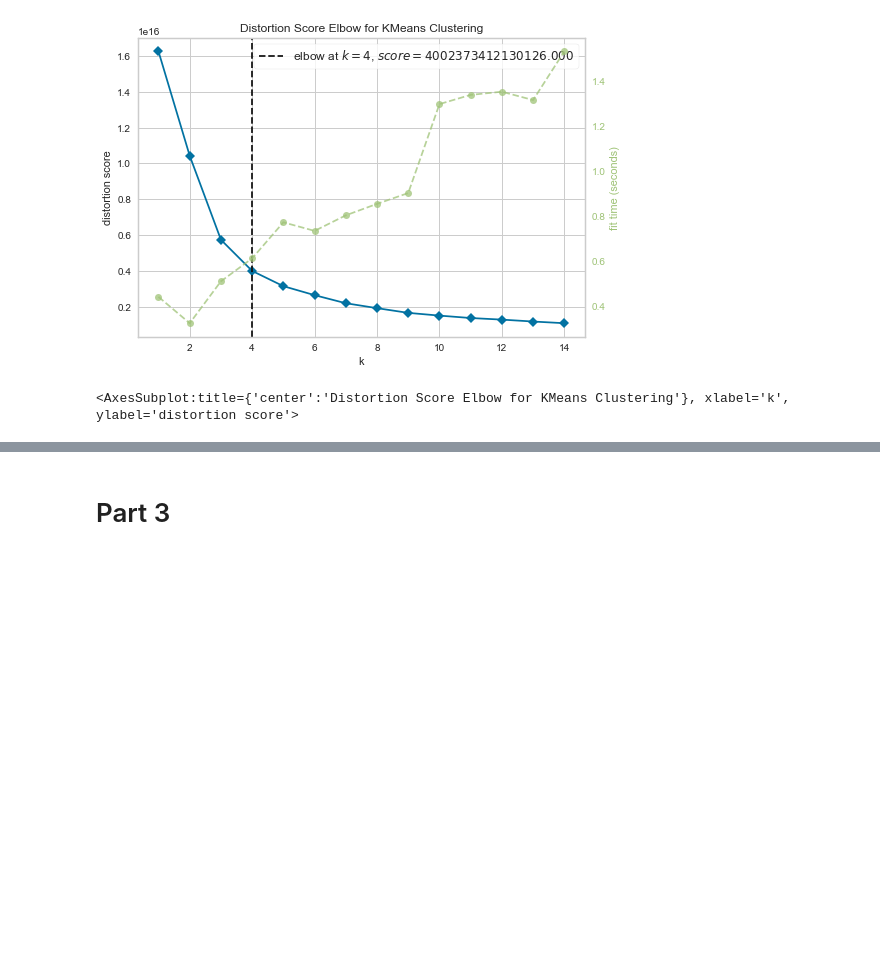
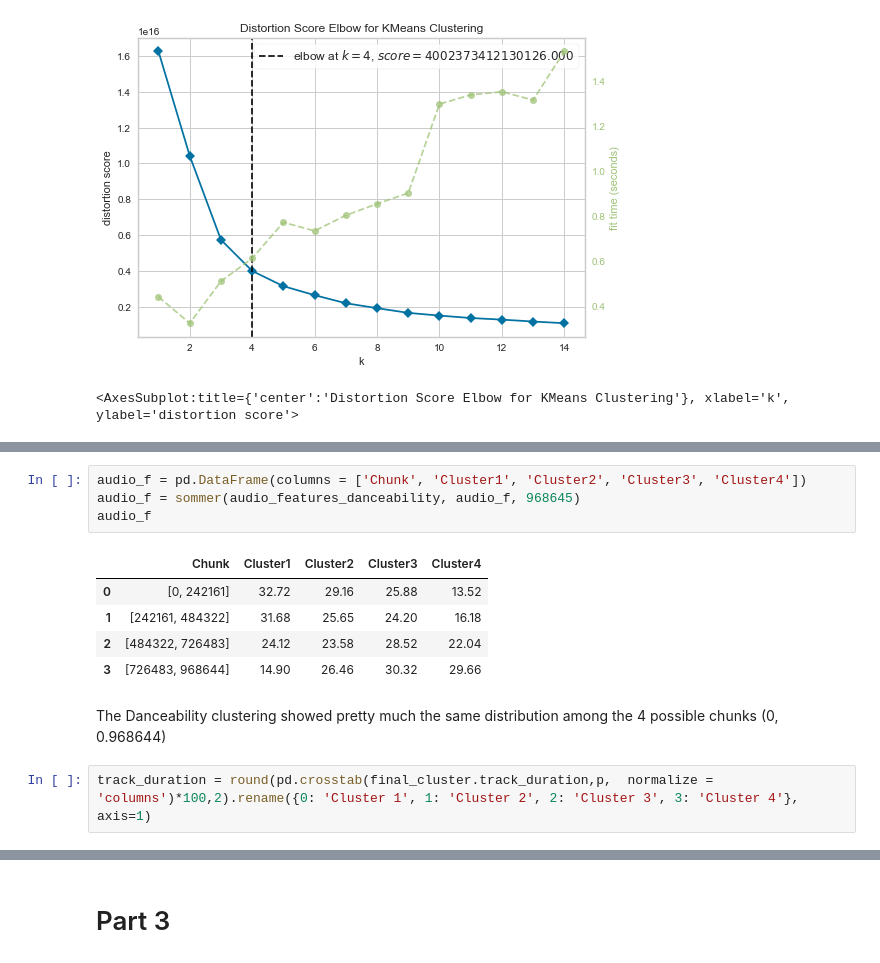
Before and after one commit to SimonePip/ADM-HW4, a Jupyter notebook: main.ipynb, the cells around one changed output, grey strips where cells are left out. Drawn from its saved outputs; the diff is of its cells as text; blank space fills up the shorter version.

```diff
--- a/main.ipynb
+++ b/main.ipynb
@@ -1019,0 +1033,14 @@ As we can see, the optimal number of clusters here is 4, the exact value of k re
+# %%
+audio_f = pd.DataFrame(columns = ['Chunk', 'Cluster1', 'Cluster2', 'Cluster3', 'Cluster4'])
+audio_f = sommer(audio_features_danceability, audio_f, 968645)
+audio_f
+# %% [output]
+|  | Chunk | Cluster1 | Cluster2 | Cluster3 | Cluster4 |
+| 0 | [0, 242161] | 32.72 | 29.16 | 25.88 | 13.52 |
+| 1 | [242161, 484322] | 31.68 | 25.65 | 24.20 | 16.18 |
+| 2 | [484322, 726483] | 24.12 | 23.58 | 28.52 | 22.04 |
+| 3 | [726483, 968644] | 14.90 | 26.46 | 30.32 | 29.66 |
+# %% [markdown]
+The Danceability clustering showed pretty much the same distribution among the 4 possible chunks (0, 0.968644)
+# %%
+track_duration = round(pd.crosstab(final_cluster.track_duration,p,  normalize = 'columns')*100,2).rename({0: 'Cluster 1', 1: 'Cluster 2', 2: 'Cluster 3', 3: 'Cluster 4'}, axis=1)
```
Also changed, not shown: parts of 48 cells of this notebook.
